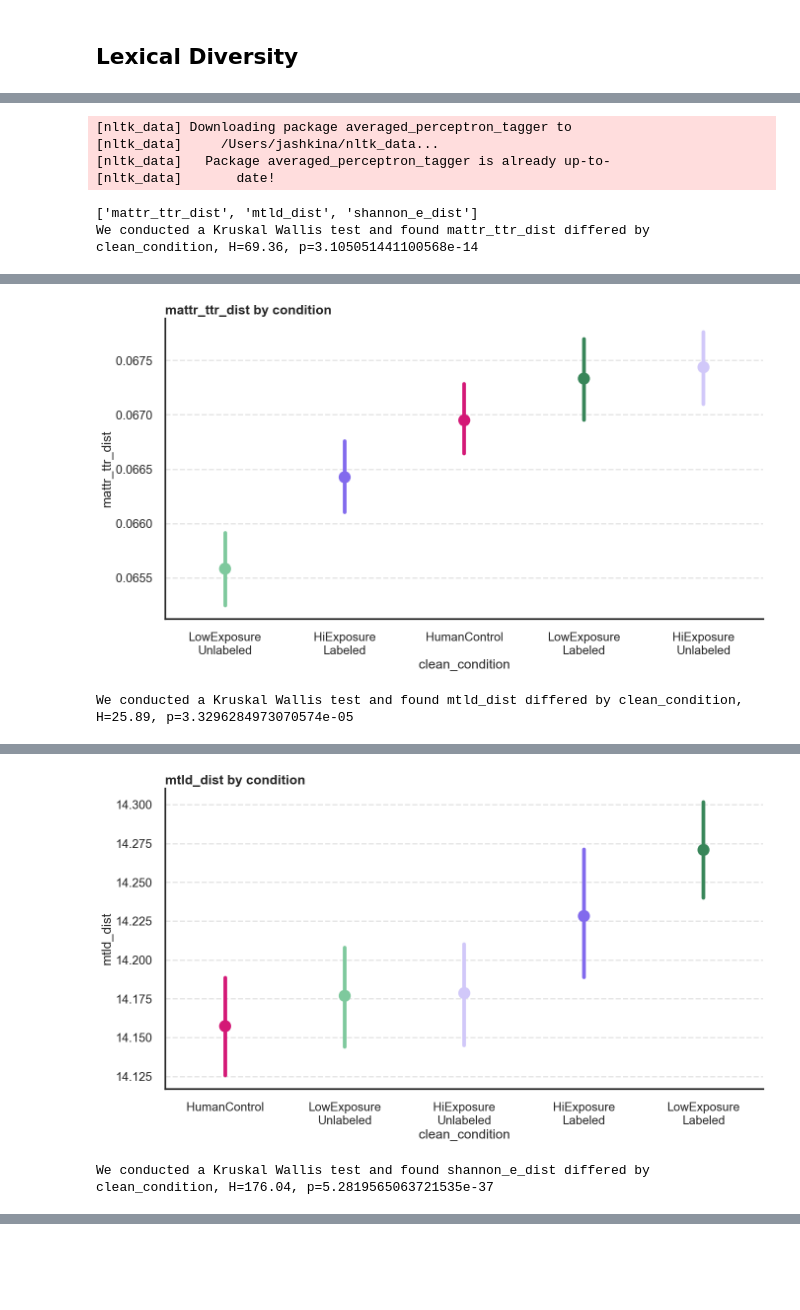
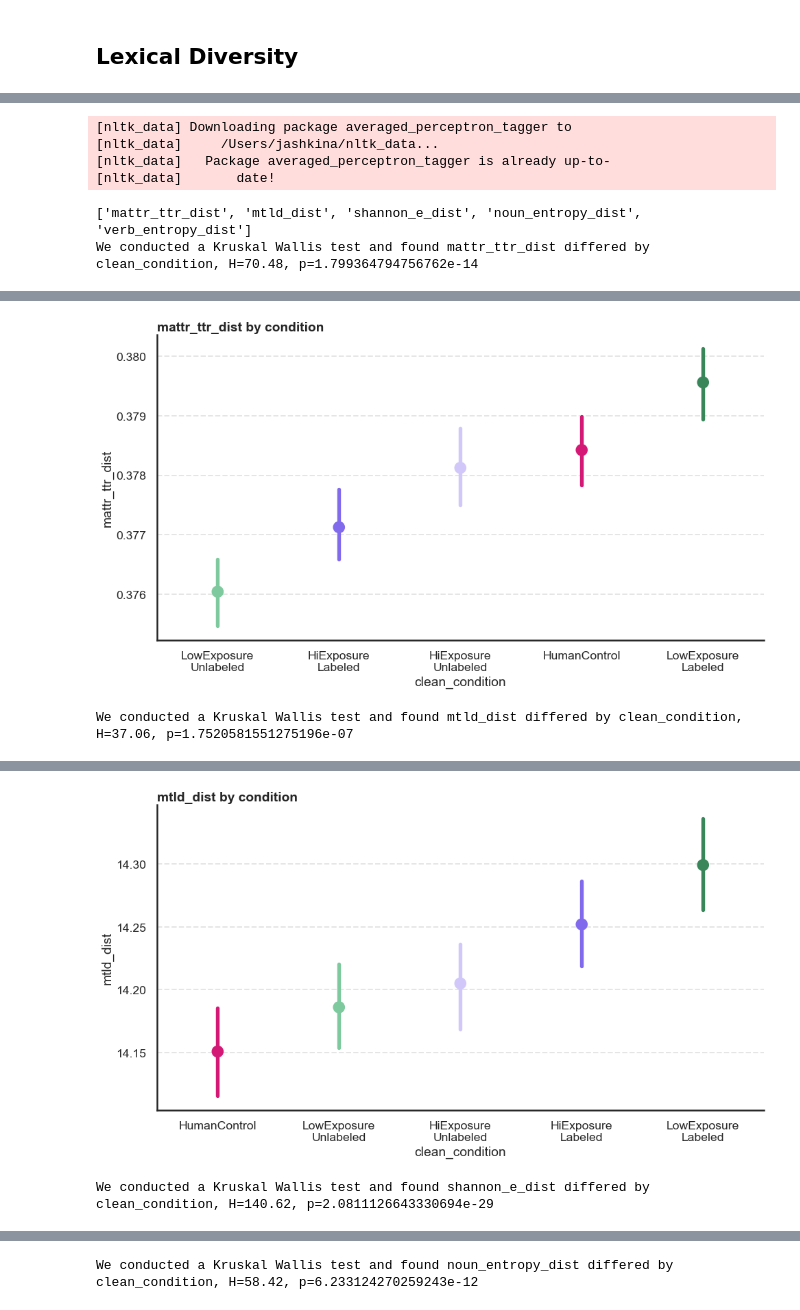
Before and after one commit to josh-ashkinaze/net_create, a Jupyter notebook: scripts/analyze_experiment/diversity_metrics.ipynb, the cells around one changed output, grey strips where cells are left out. Cells and saved outputs as stored; diff of their text form; code cells hidden in the pictures; blank space fills up the shorter version.

```diff
--- a/scripts/analyze_experiment/diversity_metrics.ipynb
+++ b/scripts/analyze_experiment/diversity_metrics.ipynb
@@ -640,23 +651,32 @@ def compute_lexical_diversity(docs, mw):
     types = set(tokens)
     word_counts = Counter(tokens)
 
+    # tag the tokens with their part of speech
+    pos_tags = pos_tag(tokens)
+
+    # filter for nouns and verbs and calculate their counts
+    noun_counts = Counter(word for word, pos in pos_tags if pos.startswith('N'))
+    verb_counts = Counter(word for word, pos in pos_tags if pos.startswith('V'))
+
     return pd.Series({
         'mattr_ttr_dist':  ld.mattr(tokens, window_length= mw),
         'mtld_dist': ld.mtld(tokens),
         'shannon_e_dist': entropy(list(word_counts.values())),
+        'noun_entropy_dist': entropy(list(noun_counts.values())),
+        'verb_entropy_dist': entropy(list(verb_counts.values()))
     })
+
 
 
 def process_iteration(tdf, seed):
     np.random.seed(seed)  # set seed for reproducibility
-    tdf_sampled = tdf[['clean_condition', 'condition', 'response_text', 'item']].sample(frac=0.5, random_state=seed)
+    tdf_sampled = tdf[['clean_condition', 'condition', 'response_text', 'item']].sample(n=500, random_state=seed)
     tdf_sampled = tdf_sampled.groupby(['clean_condition', 'condition', 'item'])['response_text'].apply(lambda x: "".join(x)).reset_index()
-    mean_len = int(np.mean([len(word_tokenize(x)) for x in tdf_sampled['response_text']]))
-    lexical_diversity = tdf_sampled['response_text'].apply(lambda x: compute_lexical_diversity(x, mean_len))
+    lexical_diversity = tdf_sampled['response_text'].apply(lambda x: compute_lexical_diversity(x, 50))
     condition_ideas = pd.concat([tdf_sampled, lexical_diversity], axis=1).reset_index(drop=True)
     return condition_ideas
 
-div_results = Parallel(n_jobs=-1)(delayed(process_iteration)(df, i) for i in range(50))
+div_results = Parallel(n_jobs=-1)(delayed(process_iteration)(df, i) for i in range(200))
 div_df = pd.concat(div_results)
 
 vars_to_rank = [x for x in div_df.columns if "dist" in x]
@@ -668,6 +688,6 @@ process_metrics(div_df, plot_type='point')
 [nltk_data]     /Users/jashkina/nltk_data...
 [nltk_data]   Package averaged_perceptron_tagger is already up-to-
 [nltk_data]       date!
-['mattr_ttr_dist', 'mtld_dist', 'shannon_e_dist']
-We conducted a Kruskal Wallis test and found mattr_ttr_dist differed by clean_condition, H=69.36, p=3.105051441100568e-14
+['mattr_ttr_dist', 'mtld_dist', 'shannon_e_dist', 'noun_entropy_dist', 'verb_entropy_dist']
+We conducted a Kruskal Wallis test and found mattr_ttr_dist differed by clean_condition, H=70.48, p=1.799364794756762e-14
 |  | group1 | group2 | Diff in Means | Cohen's d | p | p_adj | Reject Null |
@@ -684,3 +704,3 @@ We conducted a Kruskal Wallis test and found mattr_ttr_dist differed by clean_co
-[figure, old version]
+[figure, new version]
-We conducted a Kruskal Wallis test and found mtld_dist differed by clean_condition, H=25.89, p=3.3296284973070574e-05
+We conducted a Kruskal Wallis test and found mtld_dist differed by clean_condition, H=37.06, p=1.7520581551275196e-07
 |  | group1 | group2 | Diff in Means | Cohen's d | p | p_adj | Reject Null |
@@ -697,3 +717,3 @@ We conducted a Kruskal Wallis test and found mtld_dist differed by clean_conditi
-[figure, old version]
+[figure, new version]
-We conducted a Kruskal Wallis test and found shannon_e_dist differed by clean_condition, H=176.04, p=5.2819565063721535e-37
+We conducted a Kruskal Wallis test and found shannon_e_dist differed by clean_condition, H=140.62, p=2.0811126643330694e-29
 |  | group1 | group2 | Diff in Means | Cohen's d | p | p_adj | Reject Null |
@@ -710,0 +731 @@ We conducted a Kruskal Wallis test and found shannon_e_dist differed by clean_co
+We conducted a Kruskal Wallis test and found noun_entropy_dist differed by clean_condition, H=58.42, p=6.233124270259243e-12
```
Also changed, not shown: parts of 14 cells of this notebook.
